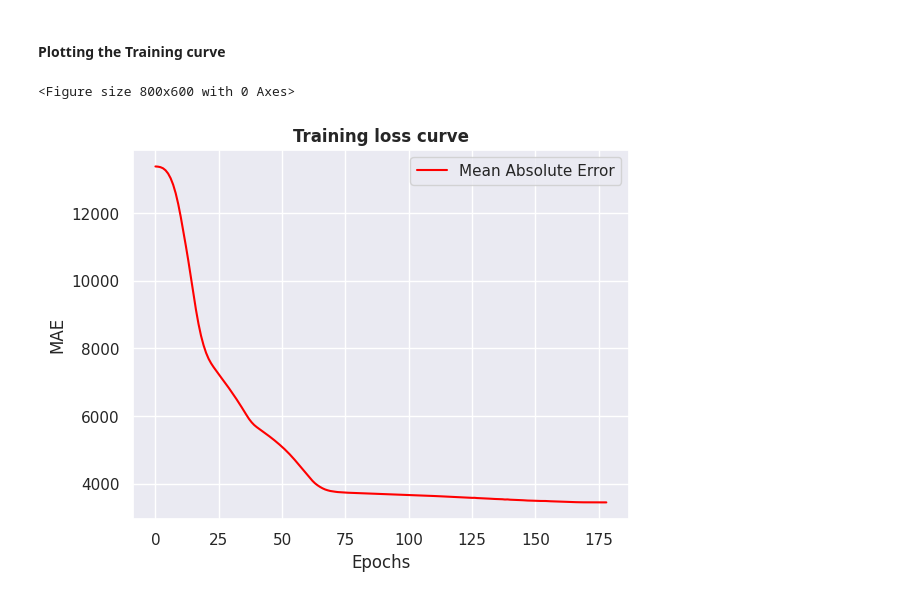
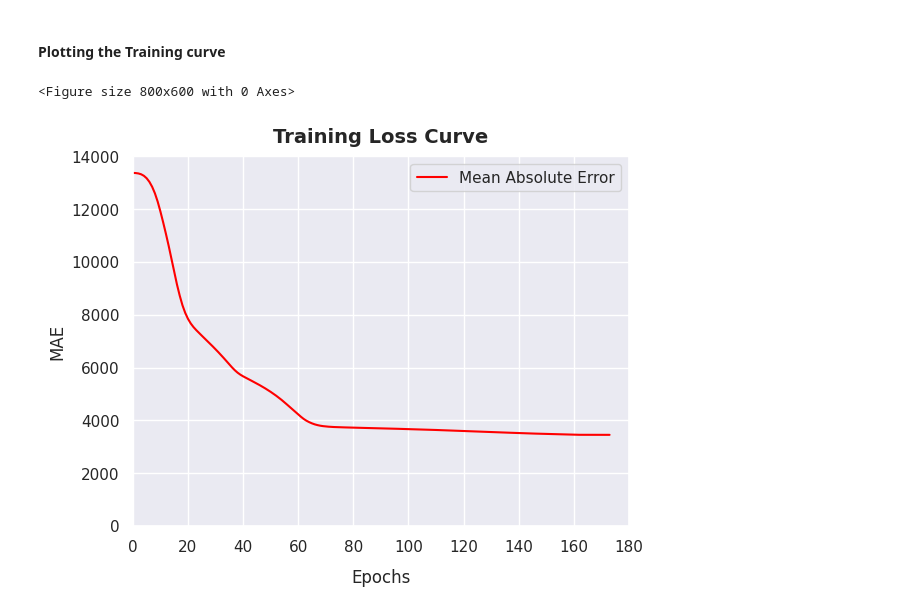
Before and after one commit to nirmit27/ds-and-ml, a Jupyter notebook: TensorFlow/Insurance_Forecast.ipynb, the cells around one changed output. Saved outputs shown, nothing was run; the diff lists cells and outputs as text; code cells hidden in the pictures.

```diff
--- a/TensorFlow/Insurance_Forecast.ipynb
+++ b/TensorFlow/Insurance_Forecast.ipynb
@@ -189,16 +188,17 @@ Mean Squared Error  : 43888644.00
 # %%
 plt.figure(figsize=(8, 6))
 
 model_hist = pd.DataFrame(history.history["mae"])
 model_hist.plot(color='red')
 
-plt.title("Training loss curve", fontweight='bold')
-plt.xlabel("Epochs")
+plt.title("Training Loss Curve", fontweight='bold', pad=10, fontsize=14)
+plt.xlabel("Epochs", labelpad=10)
 plt.ylabel("MAE")
 
+plt.axis([0, 180, 0, 14000])
 plt.legend(["Mean Absolute Error"])
 
 plt.show()
 # %% [output]
 <Figure size 800x600 with 0 Axes>
-[figure, old version]
+[figure, new version]
```
Also changed, not shown: parts of 8 cells of this notebook.
